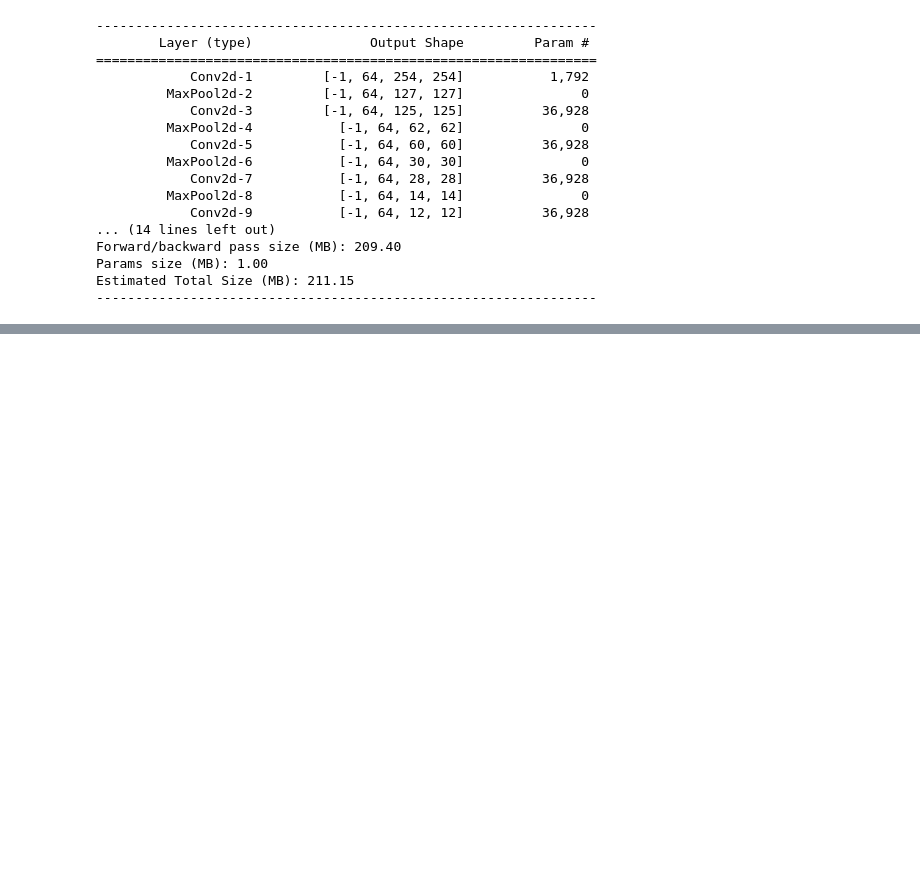
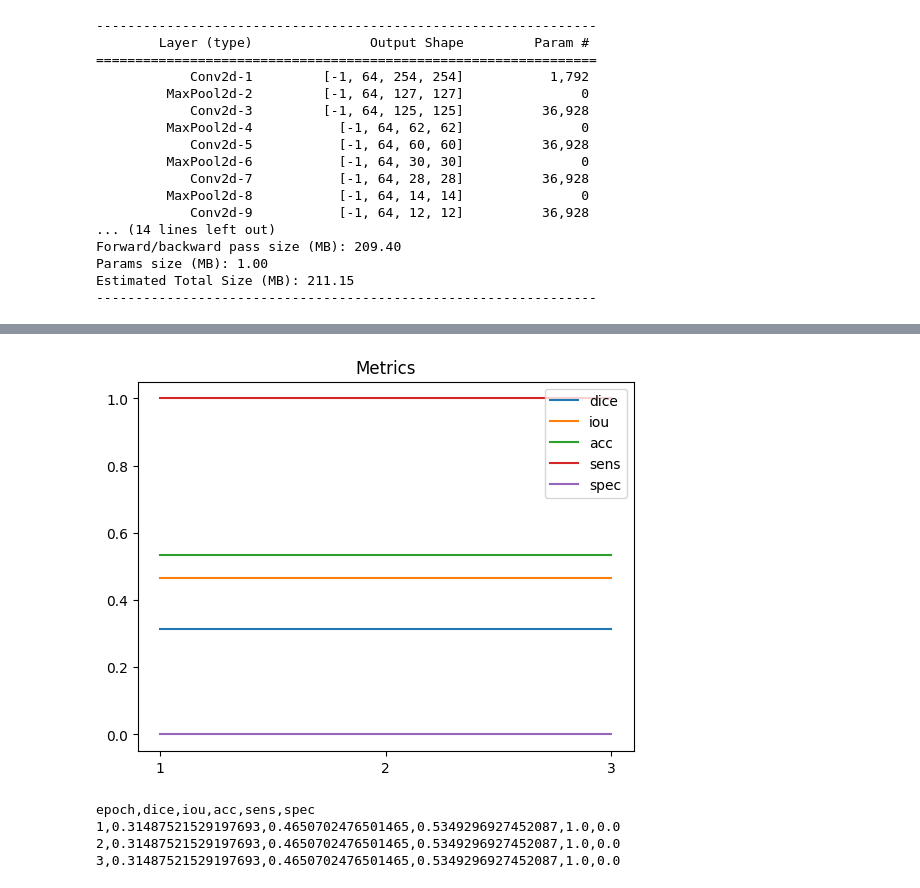
Before and after one commit to mklindtner/02516_intro_cnn_w2, a Jupyter notebook: nb/train.ipynb, the cells around one changed output, grey strips where cells are left out. Cells and saved outputs as stored; diff of their text form; code cells hidden in the pictures; blank space fills up the shorter version.

```diff
--- a/nb/train.ipynb
+++ b/nb/train.ipynb
@@ -90,0 +127,12 @@ epoch,dice,iou,acc,sens,spec
+# %%
+plot_metrics(metrics)
+# %% [output]
+[figure, added]
+# %%
+save_metrics('example-metrics-unetskip.csv', metrics, overwrite=True)
+%cat example-metrics-unetskip.csv
+# %% [output]
+epoch,dice,iou,acc,sens,spec
+1,0.31487521529197693,0.4650702476501465,0.5349296927452087,1.0,0.0
+2,0.31487521529197693,0.4650702476501465,0.5349296927452087,1.0,0.0
+3,0.31487521529197693,0.4650702476501465,0.5349296927452087,1.0,0.0
```
Also changed, not shown: parts of 12 cells of this notebook.
